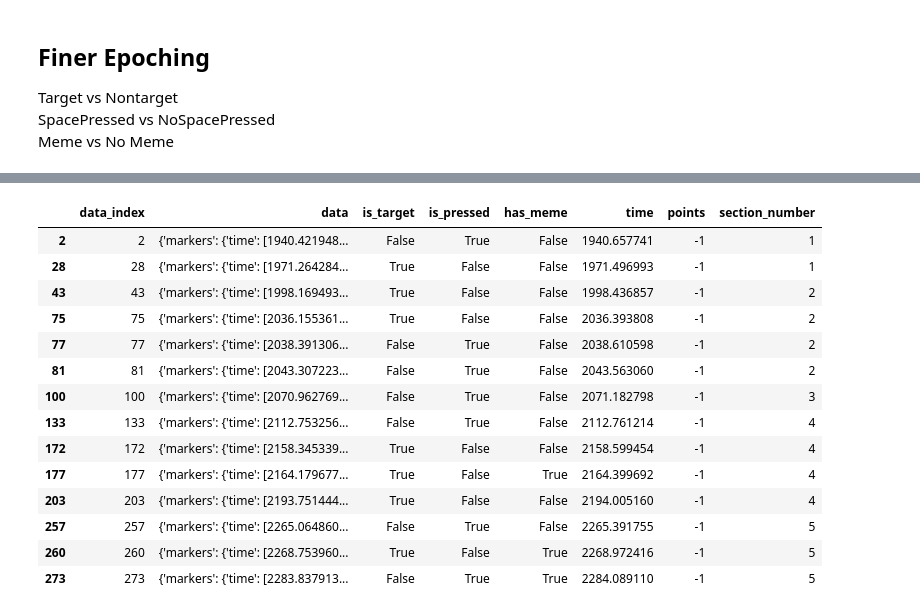
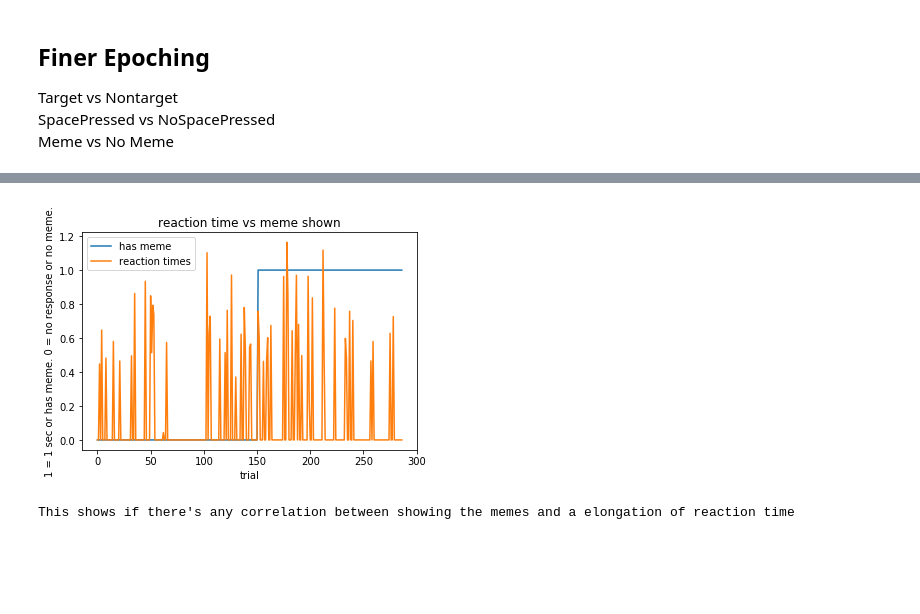
Before and after one commit to D1o0g9s/MyND, a Jupyter notebook: Data Analysis/03_Data Analysis Part 2.ipynb, the cells around one changed output, grey strips where cells are left out. Saved outputs shown, nothing was run; the diff lists cells and outputs as text; code cells hidden in the pictures; blank space fills up the shorter version.

```diff
--- a/Data Analysis/03_Data Analysis Part 2.ipynb
+++ b/Data Analysis/03_Data Analysis Part 2.ipynb
@@ -275,15 +335,0 @@ len(df)
-# %%
-amp_rights = list()
-amp_lefts = list()
-cutoff = 499
-alpha = (8, 12)
-theta = (4, 7)
-band = alpha
-for i in range(len(df)):
-    sig_right = df.loc[i]["data"][StreamType.EEG.value][StreamType.DATA.value][:, channels["right_eeg"]]
-    amp_right = amp_by_time(sig_right, eeg_fs, band)[:cutoff]
-    amp_rights.append(amp_right)
-
-    sig_left = df.loc[i]["data"][StreamType.EEG.value][StreamType.DATA.value][:, channels["left_eeg"]]
-    amp_left = amp_by_time(sig_left, eeg_fs, band)[:cutoff]
-    amp_lefts.append(amp_left)
@@ -293,5 +335,0 @@ amp = amp_by_time(sig, eeg_fs, (8, 12))
-# %%
-for i in range(len(df)):
-    plt.plot(amp_rights[i], color="b")
-    plt.plot(amp_lefts[i], color="r")
-plt.show()
@@ -312,12 +335,0 @@ def getLeftRight
-# %%
-amp_rights = list()
-amp_lefts = list()
-
-for i, data in focused_df.iterrows():
-    sig_right = data["data"][StreamType.EEG.value][StreamType.DATA.value][:, channels["right_eeg"]]
-    amp_right = amp_by_time(sig_right, eeg_fs, band)[:cutoff]
-    amp_rights.append(amp_right)
-
-    sig_left = data["data"][StreamType.EEG.value][StreamType.DATA.value][:, channels["left_eeg"]]
-    amp_left = amp_by_time(sig_left, eeg_fs, band)[:cutoff]
-    amp_lefts.append(amp_left)
@@ -338,18 +335,0 @@ mispress_df = df[((df["is_pressed"] == True) & (df["is_target"] == False)) | ((d
-# %%
-mispress_df
-# %% [output]
-|  | data_index | data | is_target | is_pressed | has_meme | time | points | section_number |
-| 2 | 2 | {'markers': {'time': [1940.421948... | False | True | False | 1940.657741 | -1 | 1 |
-| 28 | 28 | {'markers': {'time': [1971.264284... | True | False | False | 1971.496993 | -1 | 1 |
-| 43 | 43 | {'markers': {'time': [1998.169493... | True | False | False | 1998.436857 | -1 | 2 |
-| 75 | 75 | {'markers': {'time': [2036.155361... | True | False | False | 2036.393808 | -1 | 2 |
-| 77 | 77 | {'markers': {'time': [2038.391306... | False | True | False | 2038.610598 | -1 | 2 |
-| 81 | 81 | {'markers': {'time': [2043.307223... | False | True | False | 2043.563060 | -1 | 2 |
-| 100 | 100 | {'markers': {'time': [2070.962769... | False | True | False | 2071.182798 | -1 | 3 |
-| 133 | 133 | {'markers': {'time': [2112.753256... | False | True | False | 2112.761214 | -1 | 4 |
-| 172 | 172 | {'markers': {'time': [2158.345339... | True | False | False | 2158.599454 | -1 | 4 |
-| 177 | 177 | {'markers': {'time': [2164.179677... | True | False | True | 2164.399692 | -1 | 4 |
-| 203 | 203 | {'markers': {'time': [2193.751444... | True | False | False | 2194.005160 | -1 | 4 |
-| 257 | 257 | {'markers': {'time': [2265.064860... | False | True | False | 2265.391755 | -1 | 5 |
-| 260 | 260 | {'markers': {'time': [2268.753960... | True | False | True | 2268.972416 | -1 | 5 |
-| 273 | 273 | {'markers': {'time': [2283.837913... | False | True | True | 2284.089110 | -1 | 5 |
@@ -355,0 +413,13 @@ mispress_df
+# %%
+plt.plot(df["has_meme"], label="has meme")
+plt.plot(df["reaction_time"], label="reaction times")
+plt.xlabel("trial")
+plt.ylabel("1 = 1 sec or has meme. 0 = no response or no meme.")
+plt.title("reaction time vs meme shown")
+plt.legend()
+plt.show()
+
+print("This shows if there's any correlation between showing the memes and a elongation of reaction time")
+# %% [output]
+[figure, added]
+This shows if there's any correlation between showing the memes and a elongation of reaction time
```
Also changed, not shown: parts of 81 cells of this notebook, 49 other files.
